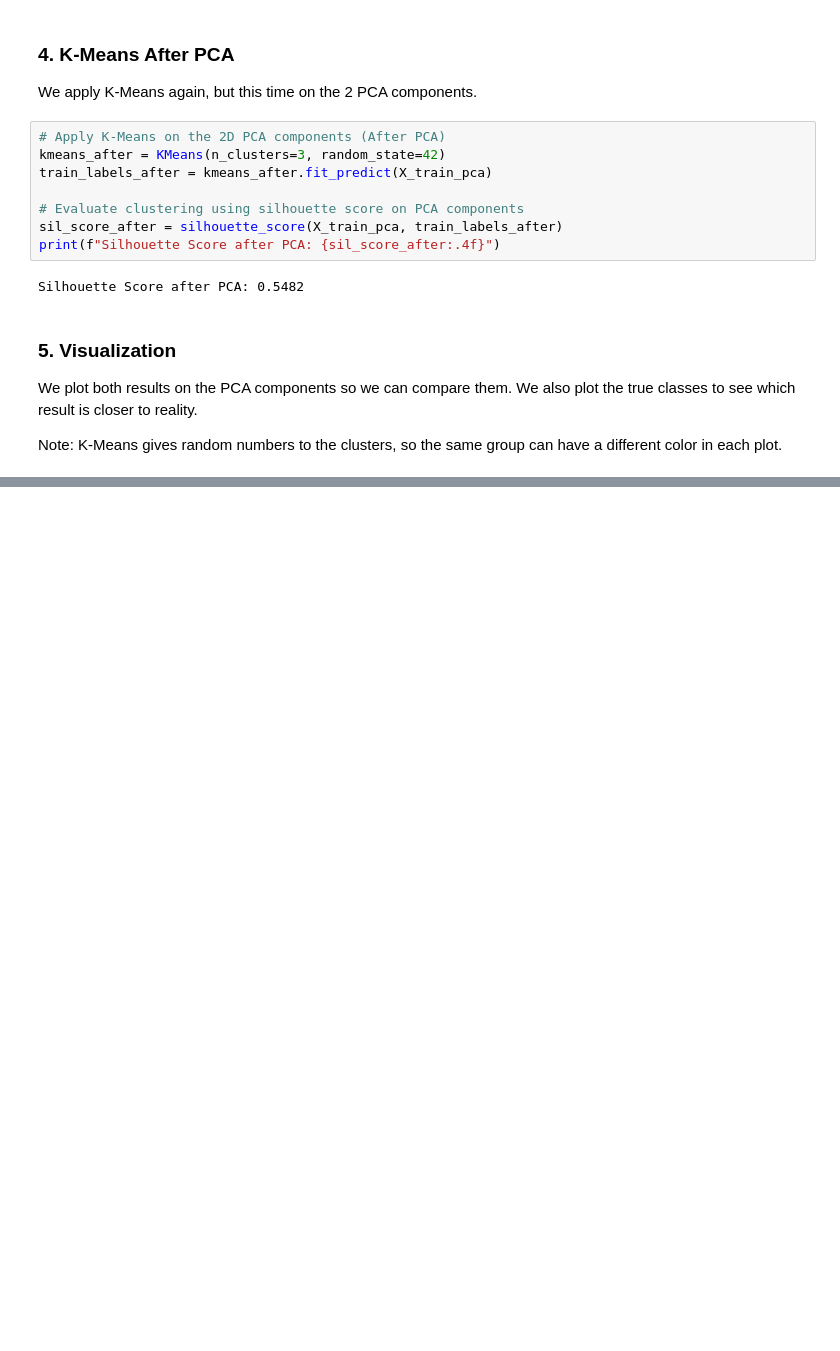
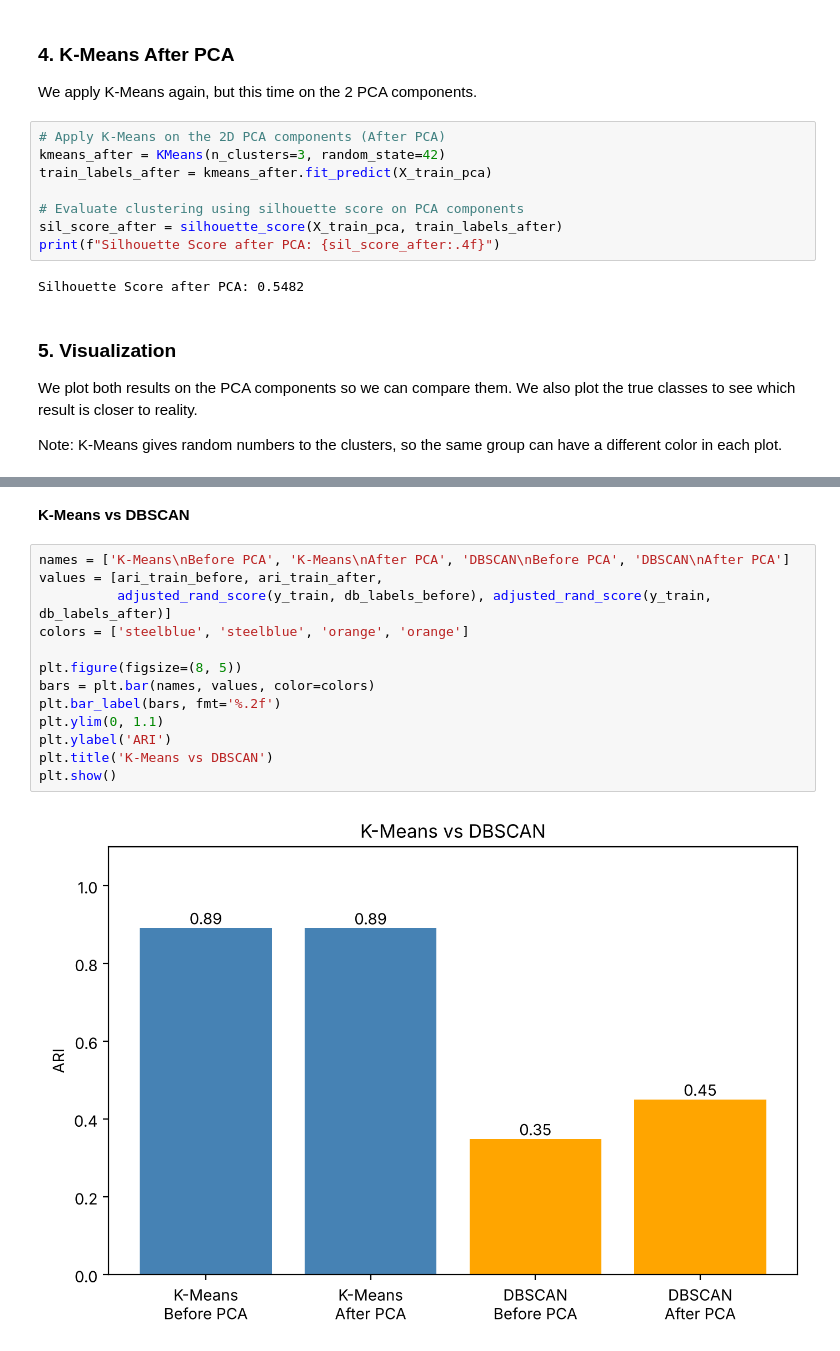
Before and after one commit to JanaAlzobidi/Machine-Learning-Projects, a Jupyter notebook: Unit-5-Unsupervised-Learning/Clustering-Before-and-After-PCA/Evaluating_Clustering_Before_and_After_PCA.ipynb, the cells around one changed output, grey strips where cells are left out. Drawn from its saved outputs; the diff is of its cells as text; blank space fills up the shorter version.

```diff
--- a/Unit-5-Unsupervised-Learning/Clustering-Before-and-After-PCA/Evaluating_Clustering_Before_and_After_PCA.ipynb
+++ b/Unit-5-Unsupervised-Learning/Clustering-Before-and-After-PCA/Evaluating_Clustering_Before_and_After_PCA.ipynb
@@ -243,0 +268,17 @@ plt.show()
+# %% [markdown]
+**K-Means vs DBSCAN**
+# %%
+names = ['K-Means\nBefore PCA', 'K-Means\nAfter PCA', 'DBSCAN\nBefore PCA', 'DBSCAN\nAfter PCA']
+values = [ari_train_before, ari_train_after,
+          adjusted_rand_score(y_train, db_labels_before), adjusted_rand_score(y_train, db_labels_after)]
+colors = ['steelblue', 'steelblue', 'orange', 'orange']
+
+plt.figure(figsize=(8, 5))
+bars = plt.bar(names, values, color=colors)
+plt.bar_label(bars, fmt='%.2f')
+plt.ylim(0, 1.1)
+plt.ylabel('ARI')
+plt.title('K-Means vs DBSCAN')
+plt.show()
+# %% [output]
+[figure, added]
```
Also changed, not shown: parts of 20 cells of this notebook.
